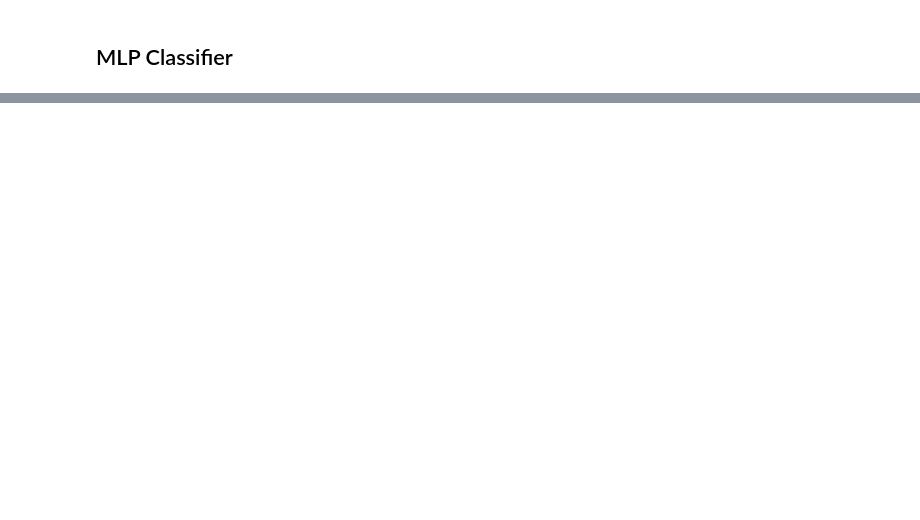
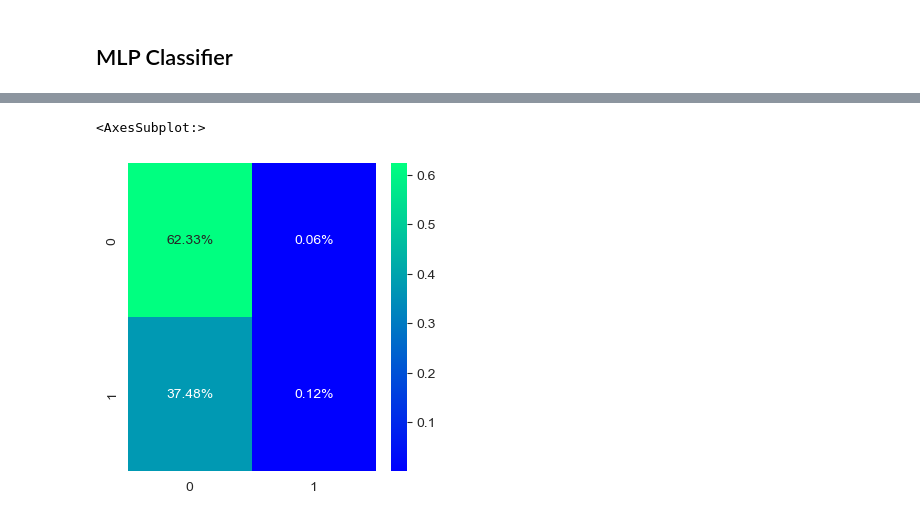
Before and after one commit to LexaMart/OOD, a Jupyter notebook: lab1_v2.ipynb, the cells around one changed output, grey strips where cells are left out. Saved outputs shown, nothing was run; the diff lists cells and outputs as text; code cells hidden in the pictures; blank space fills up the shorter version.

```diff
--- a/lab1_v2.ipynb
+++ b/lab1_v2.ipynb
@@ -170,0 +190,6 @@ Accuracy: 60.25%
+# %%
+cmr = confusion_matrix(y_test, y_MLP)
+sns.heatmap(cmr/np.sum(cmr), annot=True, fmt='0.2%', cmap='winter')
+# %% [output]
+<AxesSubplot:>
+[figure, added]
```
Also changed, not shown: parts of 10 cells of this notebook.
